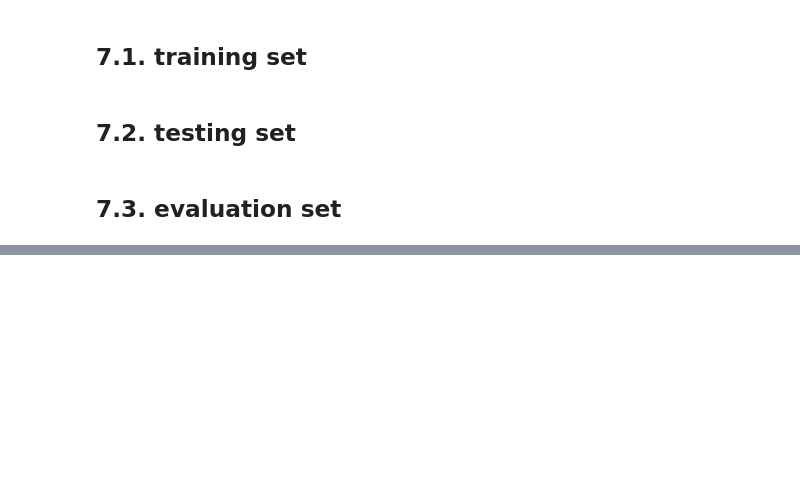
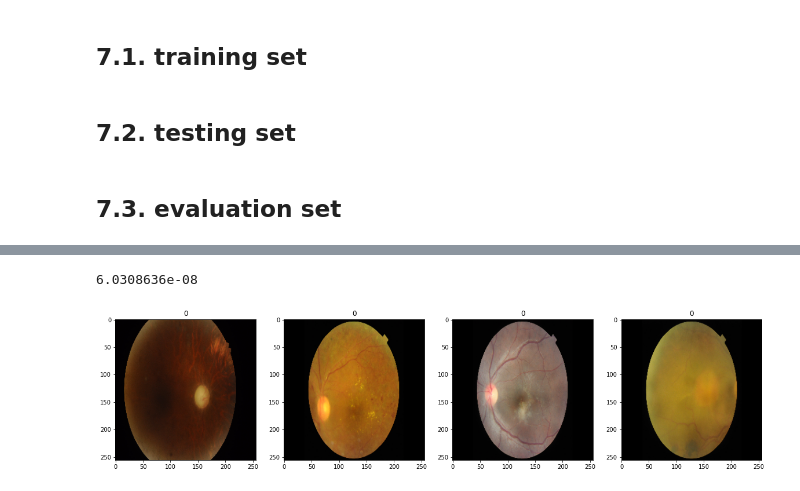
Before and after one commit to BhaviniMadhuranath/RFMiD_py_tf, a Jupyter notebook: main.ipynb, the cells around one changed output, grey strips where cells are left out. Saved outputs shown, nothing was run; the diff lists cells and outputs as text; code cells hidden in the pictures; blank space fills up the shorter version.

```diff
--- a/main.ipynb
+++ b/main.ipynb
@@ -167,0 +240,15 @@ for index, row in eval_risk.iterrows():
+# %%
+# reduces values in batch from 0-255 to 0-1
+data=data.map(lambda x,y:(x/255,y))
+scaled = data.as_numpy_iterator()
+batch = scaled.next()
+batch[0].max()
+# %% [output]
+6.0308636e-08
+# %%
+fig, ax = plt.subplots(ncols=4,figsize=(20,20))
+for idx, img in enumerate(batch[0][:4]):
+    ax[idx].imshow(img)
+    ax[idx].title.set_text(batch[1][idx])
+# %% [output]
+[figure, added]
```
Also changed, not shown: parts of 13 cells of this notebook.
